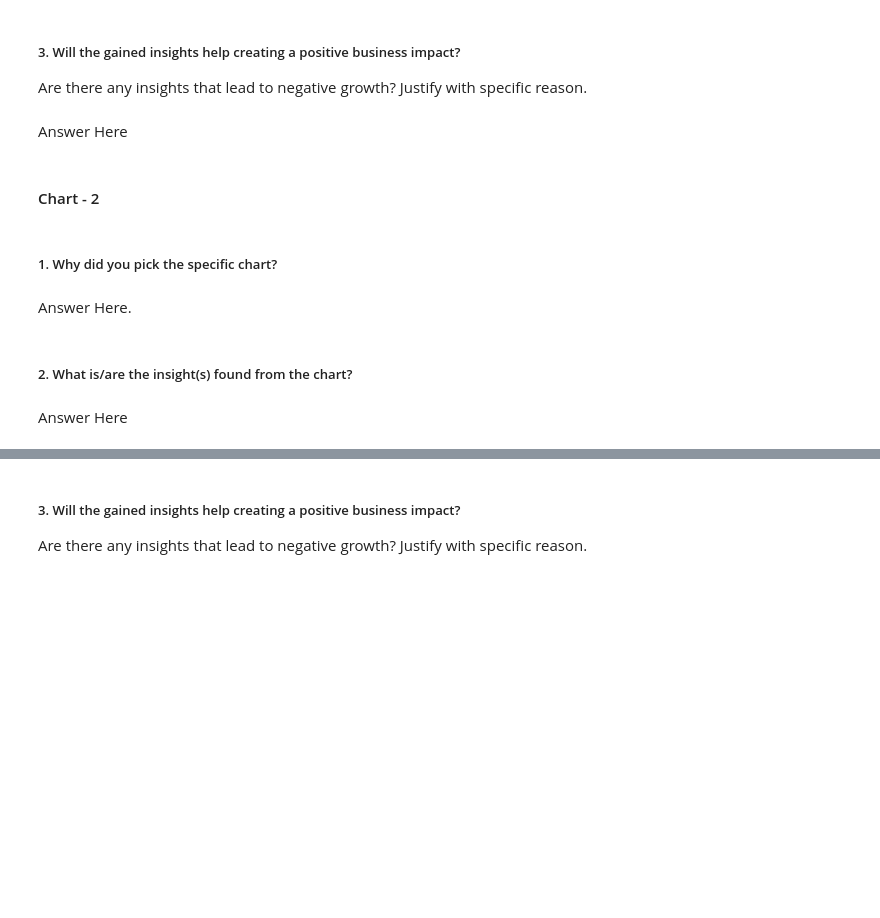
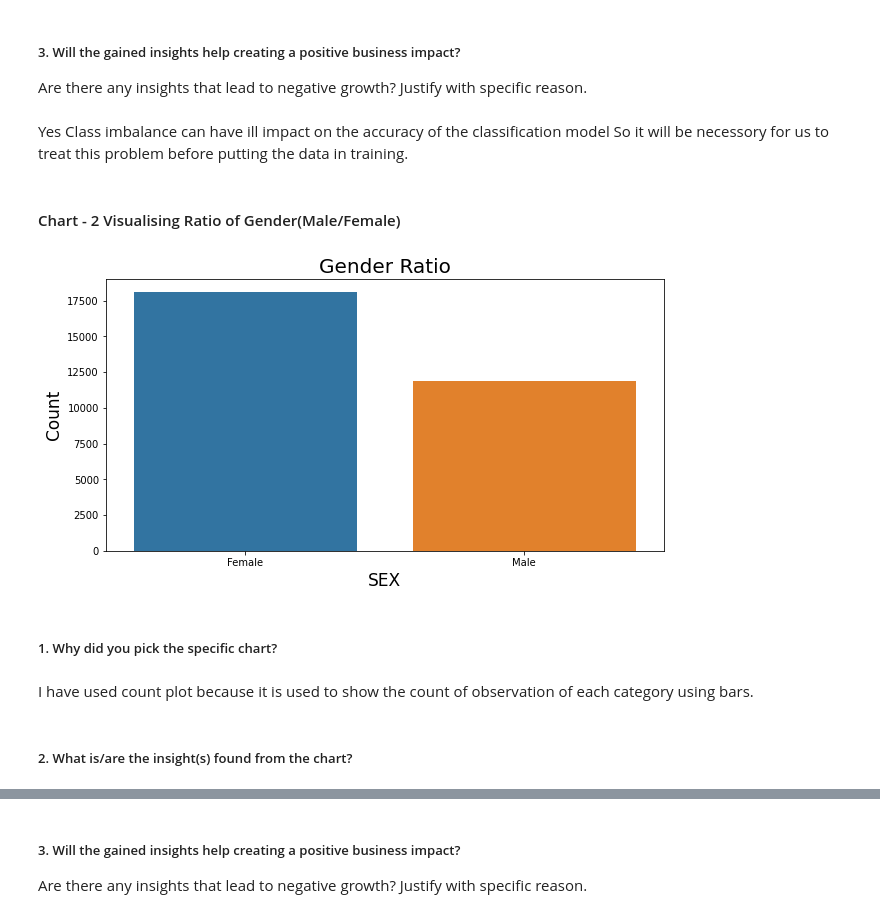
Before and after one commit to Kaushaljha488/Credit-Card-Default-Prediction, a Jupyter notebook: Kaushal_Credit_Card_Default_Prediction_.ipynb, the cells around one changed output, grey strips where cells are left out. Drawn from its saved outputs; the diff is of its cells as text; code cells hidden in the pictures; blank space fills up the shorter version.

```diff
--- a/Kaushal_Credit_Card_Default_Prediction_.ipynb
+++ b/Kaushal_Credit_Card_Default_Prediction_.ipynb
@@ -320,3 +320,7 @@ Index(['LIMIT_BAL', 'SEX', 'EDUCATION', 'MARRIAGE', 'AGE', 'PAY_SEPT',
       dtype='object')
 # %% [markdown]
 # **Data Wrangling on Categorical Columns**
+# %%
+#Creating dataframe for Categorical features
+cat_columns=['SEX','EDUCATION','MARRIAGE']
+cat_df=df[cat_columns]
@@ -323,3 +342,8 @@ Index(['LIMIT_BAL', 'SEX', 'EDUCATION', 'MARRIAGE', 'AGE', 'PAY_SEPT',
+# %%
+#maping numerical value to categorical for better visualisation
+cat_df['SEX']=cat_df['SEX'].map({1:'Male',2:'Female'})
+cat_df['EDUCATION']=cat_df['EDUCATION'].map({1 : 'graduate school', 2 : 'university', 3 : 'high school', 4 : 'other',5:'other',6:'other',0:'other'})
+cat_df['MARRIAGE']=cat_df['MARRIAGE'].map({1 : 'married', 2 : 'single', 3 : 'others',0 : 'others'})
 # %%
 #Checking values in SEX columns
 df1['SEX'].value_counts()          #2=Female,1=Male
@@ -409,7 +442,7 @@ Answer Here
 # %% [markdown]
 ##### 3. Will the gained insights help creating a positive business impact?
 Are there any insights that lead to negative growth? Justify with specific reason.
-# %% [markdown]
-Answer Here
+# %% [markdown]
+Yes Class imbalance can have ill impact on the accuracy of the classification model So it will be necessory for us to treat this problem before putting the data in training.
 # %% [markdown]
-#### Chart - 2
+#### Chart - 2 Visualising Ratio of Gender(Male/Female)
@@ -418,8 +449,16 @@ Answer Here
+# %%
+#Using Count plot to check Gender ratio from SEX column in cat_df
+plt.figure(figsize=(10,5))
+sns.countplot(x='SEX',data=cat_df)
+plt.title('Gender Ratio',size=20)
+plt.xlabel('SEX',size=17)
+plt.ylabel('Count',size=17)
+plt.show()
+# %% [output]
+[figure, added]
 # %% [markdown]
 ##### 1. Why did you pick the specific chart?
-# %% [markdown]
-Answer Here.
+# %% [markdown]
+I have used count plot because it is used to show the count of observation of each category using bars.
 # %% [markdown]
 ##### 2. What is/are the insight(s) found from the chart?
-# %% [markdown]
-Answer Here
```
Also changed, not shown: parts of 24 cells of this notebook.
